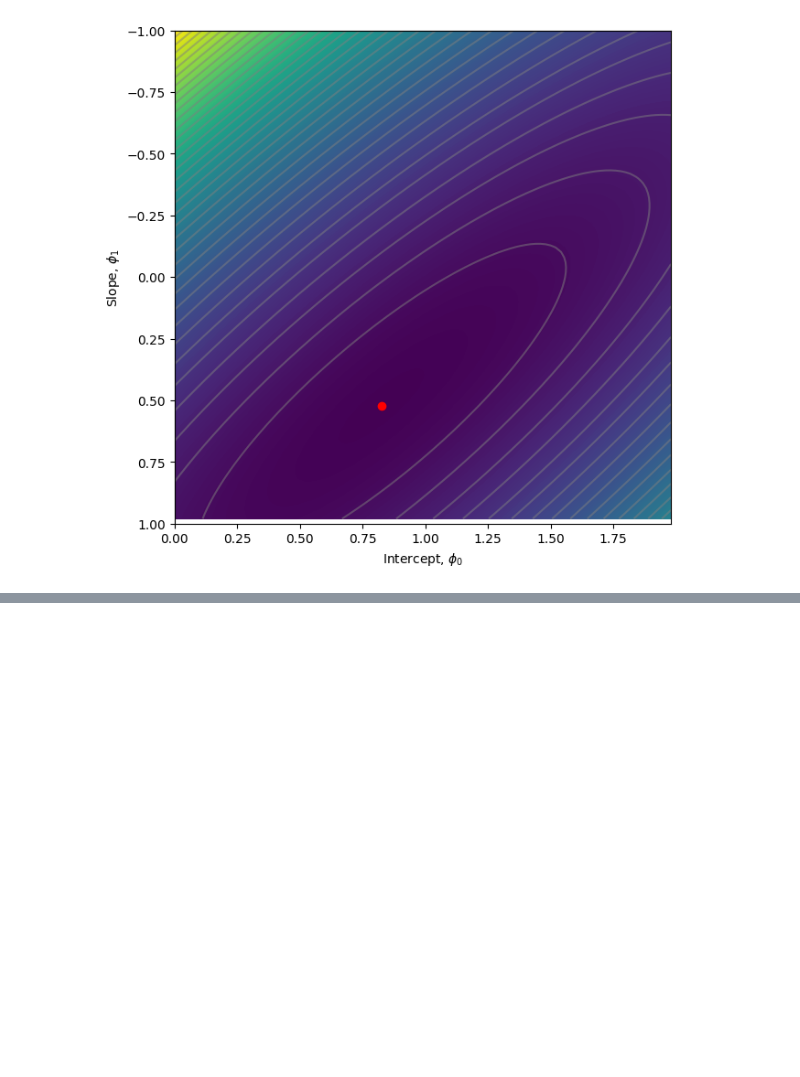
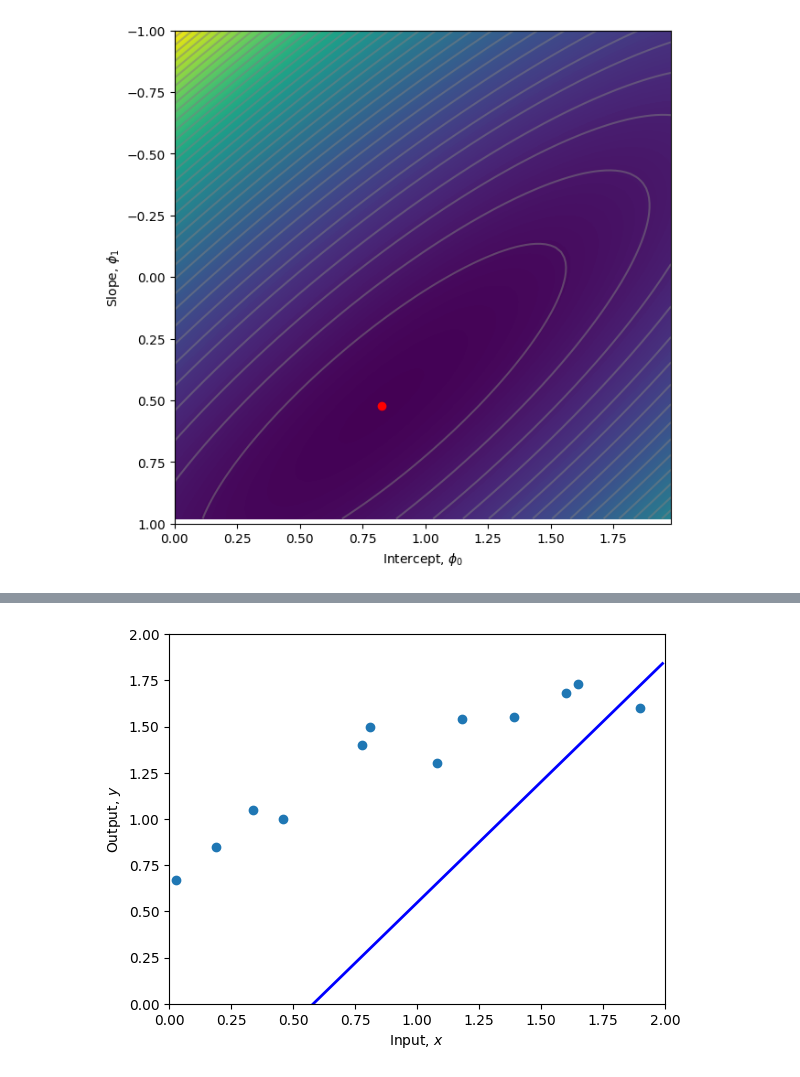
Before and after one commit to matisandacz/UnderstandingDL, a Jupyter notebook: Notebooks/Chap02/2_1_Supervised_Learning.ipynb, the cells around one changed output, grey strips where cells are left out. Cells and saved outputs as stored; diff of their text form; code cells hidden in the pictures; blank space fills up the shorter version.

Commit message:
Generative model

```diff
--- a/Notebooks/Chap02/2_1_Supervised_Learning.ipynb
+++ b/Notebooks/Chap02/2_1_Supervised_Learning.ipynb
@@ -115,7 +115,7 @@ print(f'Your Loss = {compute_loss(x,y,phi0,phi1):3.2f}')
 [figure]
 Your Loss = 10.28
 # %%
-def gradient_descent(x, y, phi0, phi1, learning_rate=0.01, iterations=200):
+def gradient_descent(x, y, phi0, phi1, f, learning_rate=0.01, iterations=200):
 
   for i in range(iterations + 1):
 
@@ -123,7 +123,7 @@ def gradient_descent(x, y, phi0, phi1, learning_rate=0.01, iterations=200):
     error = prediction - y
 
     # Inference
-    loss = compute_loss(x,y,phi0,phi1)
+    loss = compute_loss(x,y,phi0,phi1, f)
 
     # Compute gradients of loss with respect to phi0, phi1
     dphi0 = 2 * np.sum(error)
@@ -135,10 +135,10 @@ def gradient_descent(x, y, phi0, phi1, learning_rate=0.01, iterations=200):
 
     # Optionally print cost every 10 steps
     if i % 10 == 0:
-      cost = compute_loss(x, y, phi0, phi1)
+      cost = compute_loss(x, y, phi0, phi1, f)
       print(f"Iteration = {i} Cost = {cost:.4f} phi0 = {phi0} phi1 = {phi1}")
 
   return phi0, phi1
 # %%
-phi0, phi1 = gradient_descent(x, y, phi0, phi1)
+phi0, phi1 = gradient_descent(x, y, phi0, phi1, f)
 # %% [output]
@@ -200,0 +203,5 @@ plt.show()
+# %%
+# Define 1D generative linear regression model
+def g(y, phi0, phi1):
+  x = phi0 + y * phi1
+  return x
@@ -200,0 +215,3 @@ plt.show()
+# %%
+phi0 = 1.60 ; phi1 =-0.8
+phi0, phi1 = gradient_descent(y, x, phi0, phi1, g)
@@ -200,0 +236,4 @@ plt.show()
+# %%
+plot(x, y, phi0, phi1, g)
+# %% [output]
+[figure, added]
```
Also changed, not shown: parts of 12 cells of this notebook.
